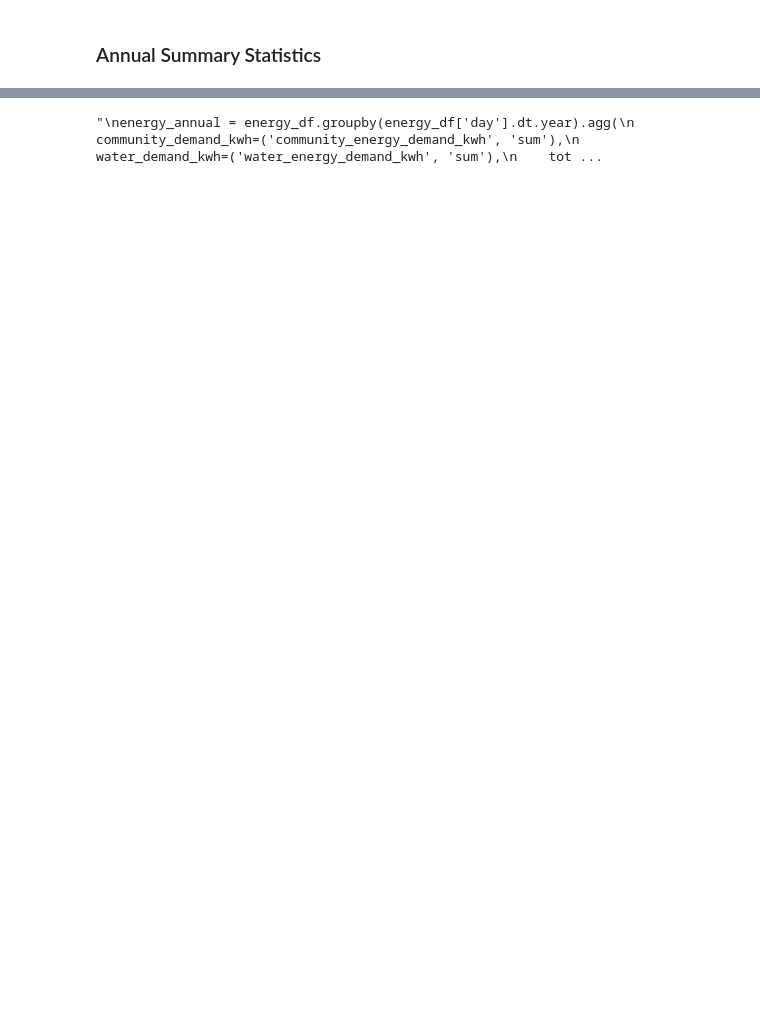
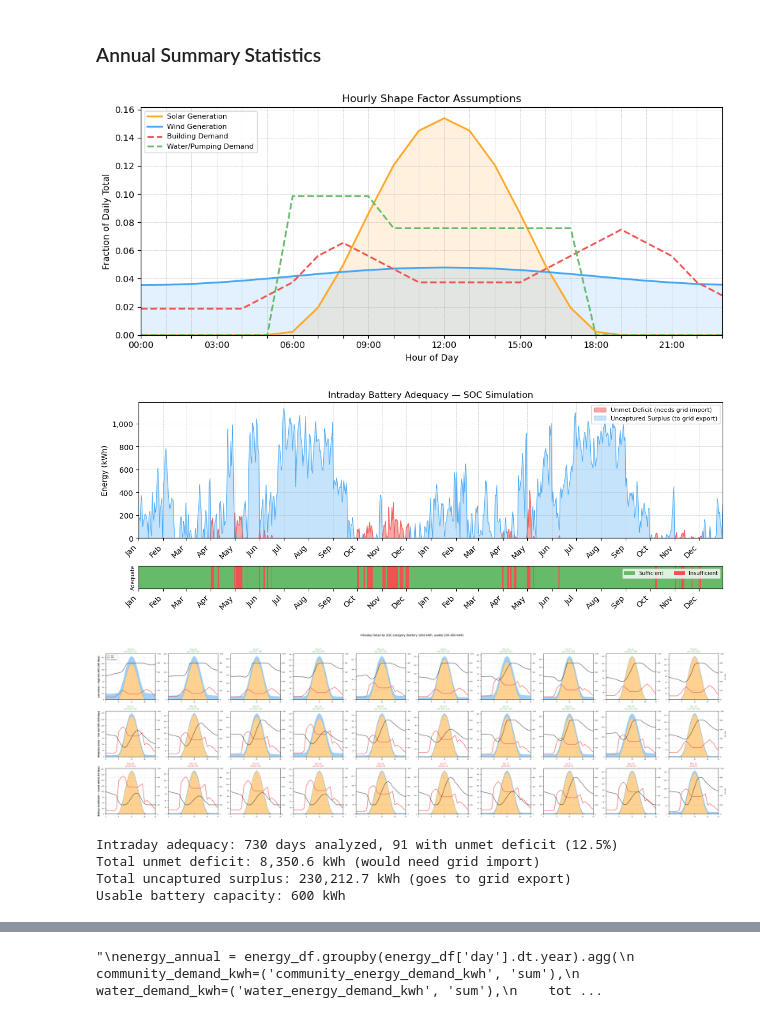
Before and after one commit to dpbirge/community-agri-pv, a Jupyter notebook: notebooks/simulation.ipynb, the cells around one changed output, grey strips where cells are left out. Drawn from its saved outputs; the diff is of its cells as text; code cells hidden in the pictures; blank space fills up the shorter version.

```diff
--- a/notebooks/simulation.ipynb
+++ b/notebooks/simulation.ipynb
@@ -168,2 +168,50 @@ plt.show()
 # %% [markdown]
 ### Annual Summary Statistics
+# %%
+# Optional: estimate intraday battery adequacy using hourly shape factors
+from src.intraday_estimate import (
+    estimate_intraday_balance, plot_intraday_adequacy,
+    plot_hourly_profiles, plot_intraday_detail,
+)
+
+_esys = yaml.safe_load(open(settings['energy_system']))
+_epol = yaml.safe_load(open(settings['energy_policy']))
+
+hourly_df, daily_df = estimate_intraday_balance(
+    energy_balance_df=energy_df,
+    battery_capacity_kwh=_esys['battery']['capacity_kwh'],
+    soc_min=_epol['battery']['soc_min'],
+    soc_max=_epol['battery']['soc_max'],
+    years=YEARS,
+)
+
+fig = plot_hourly_profiles()
+plt.show()
+
+fig = plot_intraday_adequacy(daily_df)
+plt.show()
+
+fig = plot_intraday_detail(
+    hourly_df, daily_df,
+    battery_capacity_kwh=_esys['battery']['capacity_kwh'],
+    soc_min=_epol['battery']['soc_min'],
+    soc_max=_epol['battery']['soc_max'],
+)
+plt.show()
+
+insufficient = daily_df['intraday_sufficient'].eq(False).sum()
+print(f"Intraday adequacy: {len(daily_df)} days analyzed, "
+      f"{insufficient} with unmet deficit ({insufficient/len(daily_df)*100:.1f}%)")
+print(f"Total unmet deficit: {daily_df['unmet_deficit_kwh'].sum():,.1f} kWh "
+      f"(would need grid import)")
+print(f"Total uncaptured surplus: {daily_df['uncaptured_surplus_kwh'].sum():,.1f} kWh "
+      f"(goes to grid export)")
+print(f"Usable battery capacity: {daily_df['usable_capacity_kwh'].iloc[0]:,.0f} kWh")
+# %% [output]
+[figure, added]
+[figure, added]
+[figure, added]
+Intraday adequacy: 730 days analyzed, 91 with unmet deficit (12.5%)
+Total unmet deficit: 8,350.6 kWh (would need grid import)
+Total uncaptured surplus: 230,212.7 kWh (goes to grid export)
+Usable battery capacity: 600 kWh
```
Also changed, not shown: parts of 3 cells of this notebook, 5 other files.
